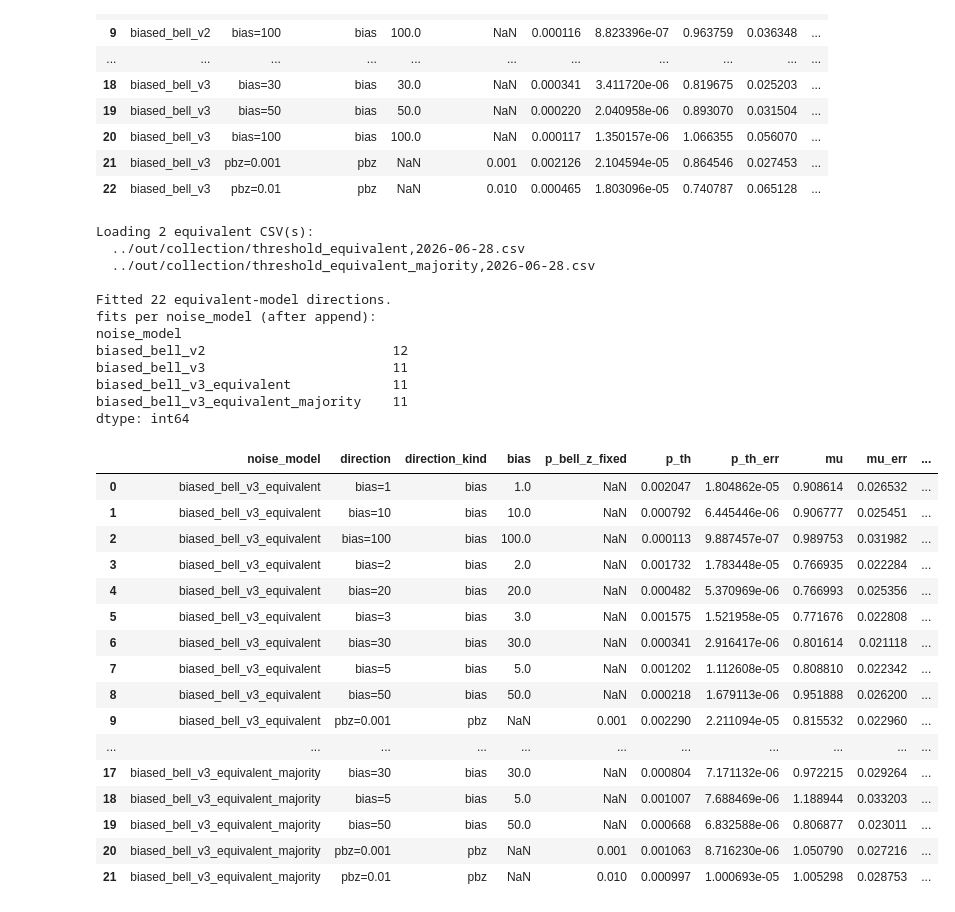
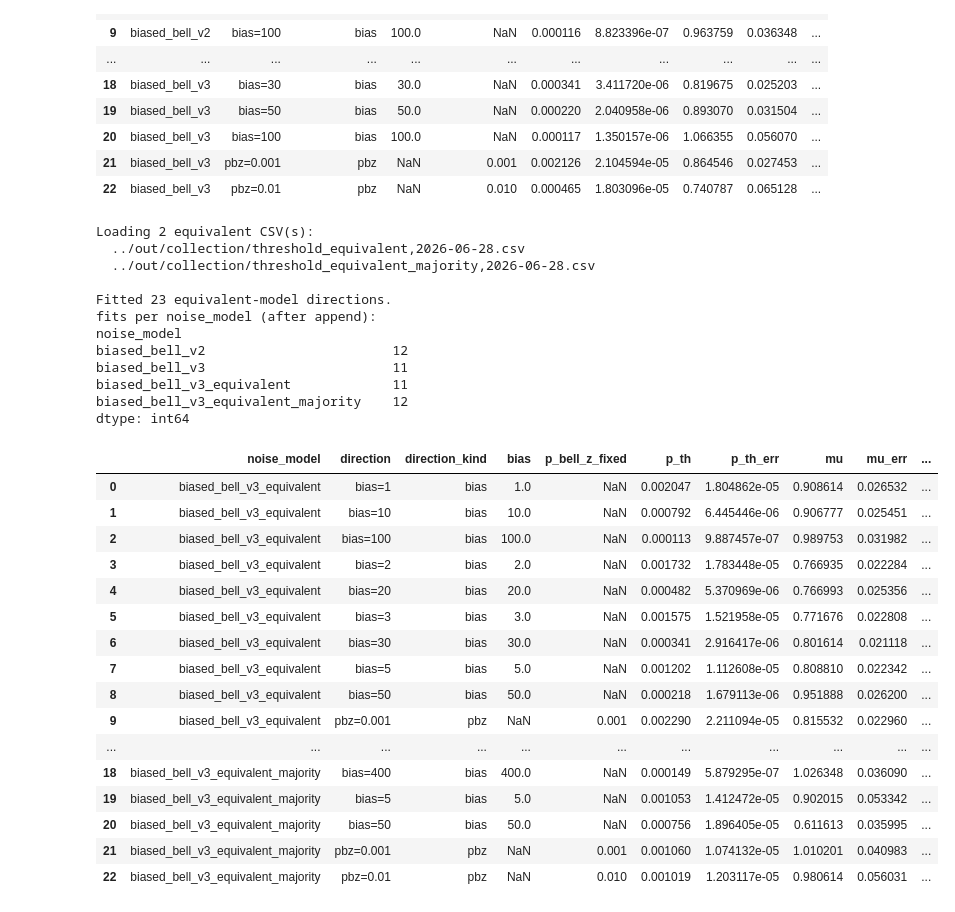
Before and after one commit to RetzkersGroup/distributed-qec, a Jupyter notebook: notebooks/threshold_vs_bias_bell.ipynb, the cells around one changed output. Saved outputs shown, nothing was run; the diff lists cells and outputs as text; code cells hidden in the pictures.

```diff
--- a/notebooks/threshold_vs_bias_bell.ipynb
+++ b/notebooks/threshold_vs_bias_bell.ipynb
@@ -91,7 +91,12 @@ EQUIV_MODELS = [
     'biased_bell_v3_equivalent_majority',
 ]
 N_PER_SIDE = 2          # 5-point window around p_init
-LOGICAL_CUTOFF = 0.45   # drop saturated points
+# Saturated-point cutoff, per model. The majority variant saturates lower, so
+# it needs a tighter cutoff; everything else uses the default.
+DEFAULT_LOGICAL_CUTOFF = 0.45
+LOGICAL_CUTOFF_BY_MODEL = {
+    'biased_bell_v3_equivalent_majority': 0.3,
+}
 
 equiv_files = sorted(f for g in EQUIV_CSV_GLOBS for f in glob.glob(g))
 if not equiv_files:
@@ -128,6 +133,8 @@ else:
 
     equiv_fit_rows = []
     for (noise_model, direction_name), grp in edf.groupby(['noise_model', 'direction']):
+        logical_cutoff = LOGICAL_CUTOFF_BY_MODEL.get(noise_model, DEFAULT_LOGICAL_CUTOFF)
+
         p_arr = grp['p'].to_numpy(dtype=float)
         d_arr = grp['expected_distance'].to_numpy(dtype=float)
         rounds_arr = grp['rounds'].to_numpy(dtype=float)
@@ -137,7 +144,7 @@ else:
 
         valid = (
             (shots_arr > 0) & (errors_arr > 0)
-            & (errors_arr < shots_arr * LOGICAL_CUTOFF)
+            & (errors_arr < shots_arr * logical_cutoff)
         )
         pL_total = np.where(valid, errors_arr / np.maximum(shots_arr, 1), np.nan)
         sigma_total = np.where(
@@ -186,40 +193,40 @@ else:
     fits_df = pd.concat([fits_df, equiv_fits_df], ignore_index=True)
 
     print(f'\nFitted {len(equiv_fits_df)} equivalent-model directions.')
     print('fits per noise_model (after append):')
     print(fits_df.groupby('noise_model').size())
 
 equiv_fits_df if equiv_files else fits_df
 # %% [output]
 Loading 2 equivalent CSV(s):
   ../out/collection/threshold_equivalent,2026-06-28.csv
   ../out/collection/threshold_equivalent_majority,2026-06-28.csv
 
-Fitted 22 equivalent-model directions.
+Fitted 23 equivalent-model directions.
 fits per noise_model (after append):
 noise_model
 biased_bell_v2                        12
 biased_bell_v3                        11
 biased_bell_v3_equivalent             11
-biased_bell_v3_equivalent_majority    11
+biased_bell_v3_equivalent_majority    12
 dtype: int64
 |  | noise_model | direction | direction_kind | bias | p_bell_z_fixed | p_th | p_th_err | mu | mu_err | ... |
 | 0 | biased_bell_v3_equivalent | bias=1 | bias | 1.0 | NaN | 0.002047 | 1.804862e-05 | 0.908614 | 0.026532 | ... |
 | 1 | biased_bell_v3_equivalent | bias=10 | bias | 10.0 | NaN | 0.000792 | 6.445446e-06 | 0.906777 | 0.025451 | ... |
 | 2 | biased_bell_v3_equivalent | bias=100 | bias | 100.0 | NaN | 0.000113 | 9.887457e-07 | 0.989753 | 0.031982 | ... |
 | 3 | biased_bell_v3_equivalent | bias=2 | bias | 2.0 | NaN | 0.001732 | 1.783448e-05 | 0.766935 | 0.022284 | ... |
 | 4 | biased_bell_v3_equivalent | bias=20 | bias | 20.0 | NaN | 0.000482 | 5.370969e-06 | 0.766993 | 0.025356 | ... |
 | 5 | biased_bell_v3_equivalent | bias=3 | bias | 3.0 | NaN | 0.001575 | 1.521958e-05 | 0.771676 | 0.022808 | ... |
 | 6 | biased_bell_v3_equivalent | bias=30 | bias | 30.0 | NaN | 0.000341 | 2.916417e-06 | 0.801614 | 0.021118 | ... |
 | 7 | biased_bell_v3_equivalent | bias=5 | bias | 5.0 | NaN | 0.001202 | 1.112608e-05 | 0.808810 | 0.022342 | ... |
 | 8 | biased_bell_v3_equivalent | bias=50 | bias | 50.0 | NaN | 0.000218 | 1.679113e-06 | 0.951888 | 0.026200 | ... |
 | 9 | biased_bell_v3_equivalent | pbz=0.001 | pbz | NaN | 0.001 | 0.002290 | 2.211094e-05 | 0.815532 | 0.022960 | ... |
 | ... | ... | ... | ... | ... | ... | ... | ... | ... | ... | ... |
-| 17 | biased_bell_v3_equivalent_majority | bias=30 | bias | 30.0 | NaN | 0.000804 | 7.171132e-06 | 0.972215 | 0.029264 | ... |
-| 18 | biased_bell_v3_equivalent_majority | bias=5 | bias | 5.0 | NaN | 0.001007 | 7.688469e-06 | 1.188944 | 0.033203 | ... |
-| 19 | biased_bell_v3_equivalent_majority | bias=50 | bias | 50.0 | NaN | 0.000668 | 6.832588e-06 | 0.806877 | 0.023011 | ... |
-| 20 | biased_bell_v3_equivalent_majority | pbz=0.001 | pbz | NaN | 0.001 | 0.001063 | 8.716230e-06 | 1.050790 | 0.027216 | ... |
-| 21 | biased_bell_v3_equivalent_majority | pbz=0.01 | pbz | NaN | 0.010 | 0.000997 | 1.000693e-05 | 1.005298 | 0.028753 | ... |
+| 18 | biased_bell_v3_equivalent_majority | bias=400 | bias | 400.0 | NaN | 0.000149 | 5.879295e-07 | 1.026348 | 0.036090 | ... |
+| 19 | biased_bell_v3_equivalent_majority | bias=5 | bias | 5.0 | NaN | 0.001053 | 1.412472e-05 | 0.902015 | 0.053342 | ... |
+| 20 | biased_bell_v3_equivalent_majority | bias=50 | bias | 50.0 | NaN | 0.000756 | 1.896405e-05 | 0.611613 | 0.035995 | ... |
+| 21 | biased_bell_v3_equivalent_majority | pbz=0.001 | pbz | NaN | 0.001 | 0.001060 | 1.074132e-05 | 1.010201 | 0.040983 | ... |
+| 22 | biased_bell_v3_equivalent_majority | pbz=0.01 | pbz | NaN | 0.010 | 0.001019 | 1.203117e-05 | 0.980614 | 0.056031 | ... |
 # %%
 NOISE_MODEL_COLORS = {
     'biased_bell_v2': '#e15759',  # red-ish
```
Also changed, not shown: parts of 6 cells of this notebook.
